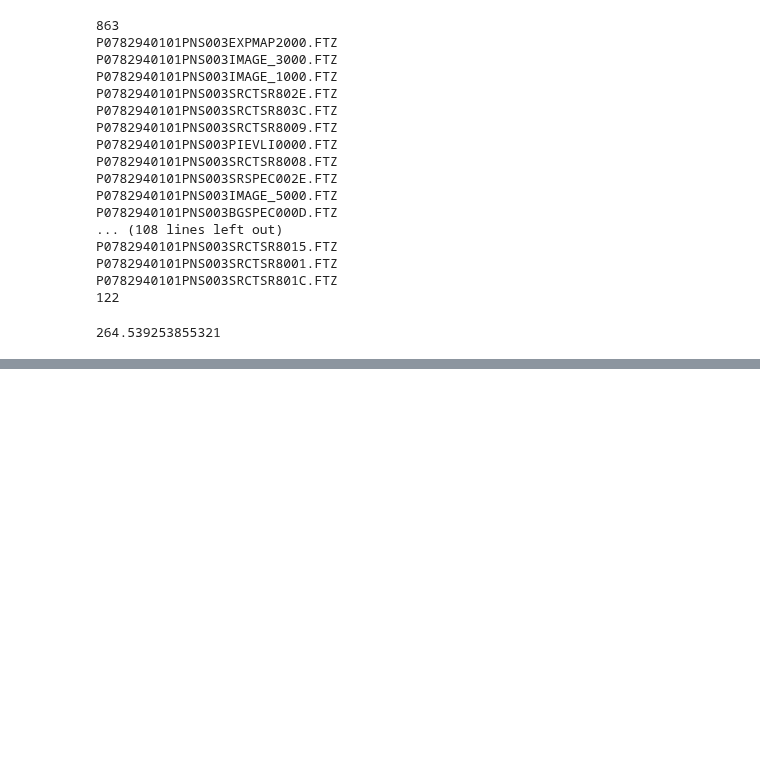
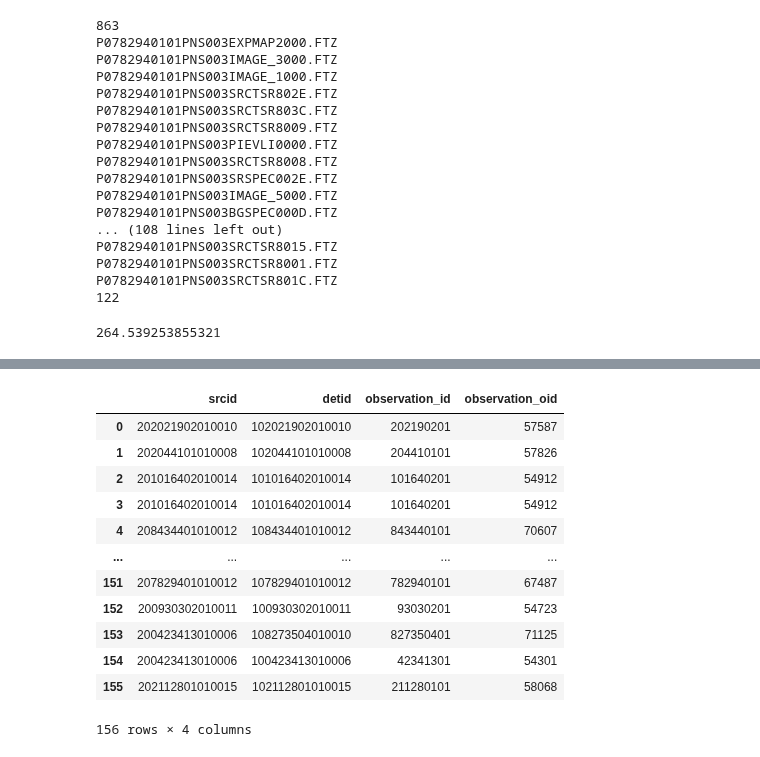
Before and after one commit to kciurleo/AGN, a Jupyter notebook: unorganized/xmm_spectral_fitting_help.ipynb, the cells around one changed output, grey strips where cells are left out. Cells and saved outputs as stored; diff of their text form; code cells hidden in the pictures; blank space fills up the shorter version.

```diff
--- a/unorganized/xmm_spectral_fitting_help.ipynb
+++ b/unorganized/xmm_spectral_fitting_help.ipynb
@@ -137,3 +157,19 @@ srcmodel = 'xszpowerlw.p1'
     plt.title(None)
     plt.savefig(f'{dir}/sherpa_data_fit.pdf')
     plt.close()
+# %%
+df[['srcid', 'detid', 'observation_id', 'observation_oid']].astype(int)
+# %% [output]
+|  | srcid | detid | observation_id | observation_oid |
+| 0 | 202021902010010 | 102021902010010 | 202190201 | 57587 |
+| 1 | 202044101010008 | 102044101010008 | 204410101 | 57826 |
+| 2 | 201016402010014 | 101016402010014 | 101640201 | 54912 |
+| 3 | 201016402010014 | 101016402010014 | 101640201 | 54912 |
+| 4 | 208434401010012 | 108434401010012 | 843440101 | 70607 |
+| ... | ... | ... | ... | ... |
+| 151 | 207829401010012 | 107829401010012 | 782940101 | 67487 |
+| 152 | 200930302010011 | 100930302010011 | 93030201 | 54723 |
+| 153 | 200423413010006 | 108273504010010 | 827350401 | 71125 |
+| 154 | 200423413010006 | 100423413010006 | 42341301 | 54301 |
+| 155 | 202112801010015 | 102112801010015 | 211280101 | 58068 |
+156 rows × 4 columns
```
Also changed, not shown: parts of 2 cells of this notebook, 4 other files.
